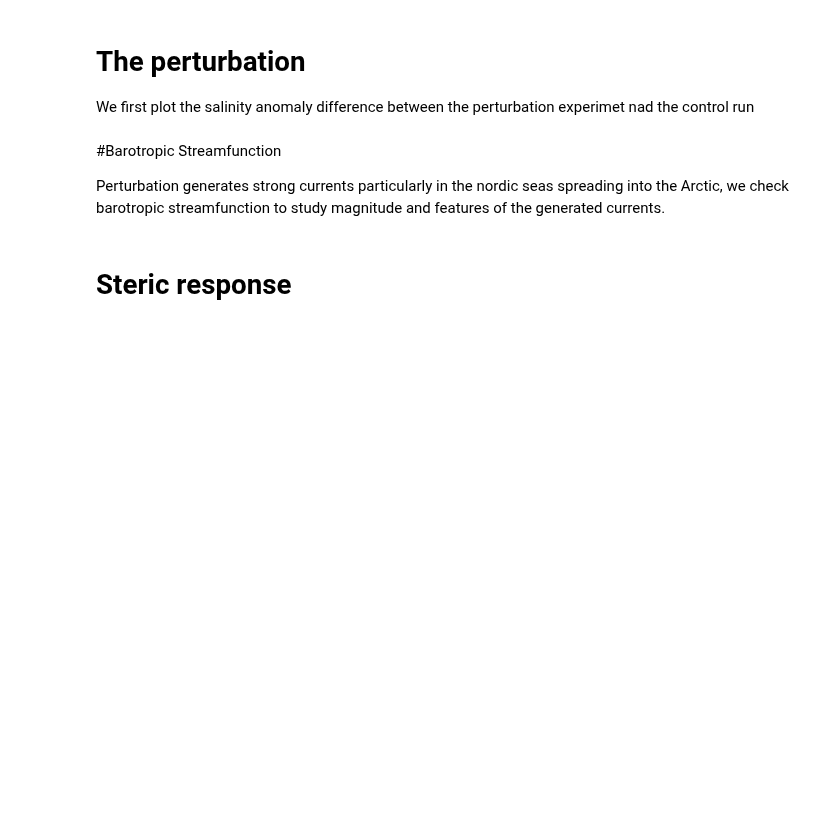
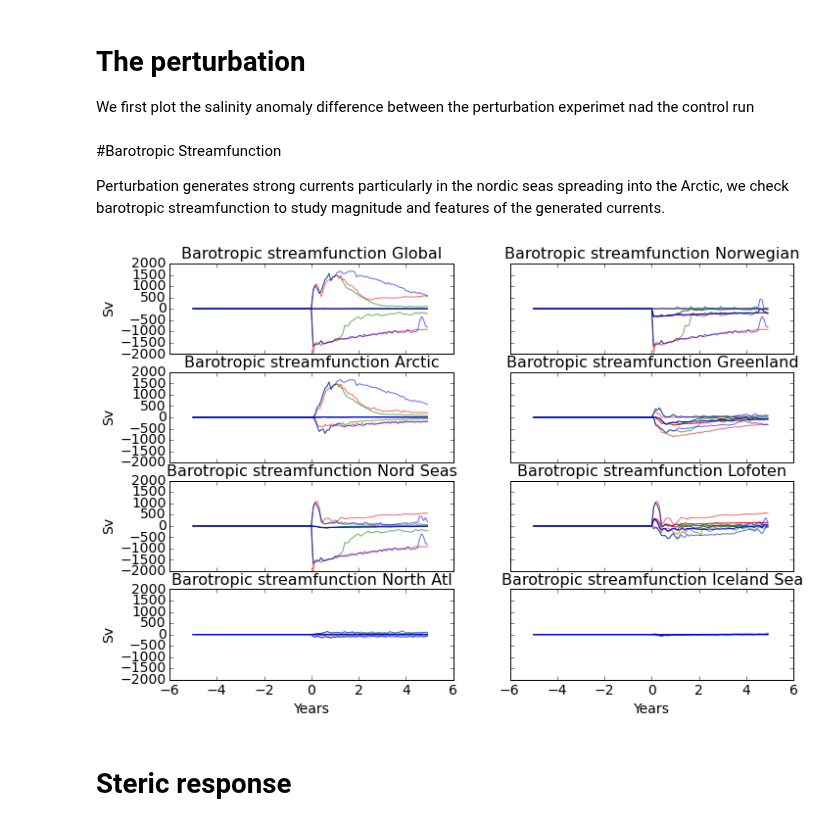
Before and after one commit to AlessandroMozzato/notebooks, a Jupyter notebook: Perturbation-comparison.ipynb, the cells around one changed output. Saved outputs shown, nothing was run; the diff lists cells and outputs as text; code cells hidden in the pictures; blank space fills up the shorter version.

```diff
--- a/Perturbation-comparison.ipynb
+++ b/Perturbation-comparison.ipynb
@@ -253,8 +274,9 @@ def reg_titles():
     return region_titles
 # %%
 pert_dic = {"pert_18" : {"const" : pert_const_18, "bench" : pert_bench_18} ,\
-            "pert_36" : {"const" : pert_const_36, "bench" : pert_bench_36},}\
-            #"pert_fw_18" : {"const" : pert_fw_18, "bench" : pert_bench_18} }
+            "pert_36" : {"const" : pert_const_36, "bench" : pert_bench_36}, \
+            "pert_1y_18" : {"const" : pert_1y_18, "bench" : pert_bench_18} }
+pert_col = {"pert_18" : 'blue' , 'pert_36' : 'red', 'pert_1y_18' : 'green'}
 # %%
 # Plot sea surface elevation per regions
 def plot_dynStLayers(dic,row=4,col=2):
@@ -264,37 +286,37 @@ def plot_dynStLayers(dic,row=4,col=2):
         data_pert = dic[el]["const"] ; data_diff = dic[el]["bench"]
         grid = grid_read(data_pert.res)
         mask1,mask2,mask3,mask4,mask5,mask6,mask7,mask8 = region_mask(data_pert.res)
         mask0 = np.ones_like(mask1)
         areamasks = {0:mask0 , 1 : mask1 , 2 : mask2 , 3 : mask3, \
                     4 : mask4, 5 : mask5, 6 : mask6, 7: mask7, 8 : mask8}
         region_titles = reg_titles()
         ax_ind = 0
         alphavar = {'mean':1,'max':0.6,'min':0.6}
-        colvar = {'mean':'black','max':'red','min':'blue'}
-        ls_dic = { 36 : '-' , 18 : '--' , 9 : '..' }
         for reg in [0,4,1,5,2,6,3,7]:
             maskcalc = np.tile(areamasks[reg][0,:,:],(data_pert.data['Eta'].shape[0],1,1))
             data = np.array(data_pert.psi[:,:,0:data_pert.psi.shape[2]-1])
             data1 = np.array(data_diff.psi)[0:data.shape[0],:,0:data_pert.psi.shape[2]-1]
             datam = (data - data1)*maskcalc
             datadic = {'mean' : np.nanmean(np.nanmean(datam[:,:,:],axis=2),axis=1) ,
                        'max'  : np.nanmax(np.nanmax(datam[:,:,:],axis=2),axis=1) ,
                        'min'  : np.nanmin(np.nanmin(datam[:,:,:],axis=2),axis=1) }
             for var in ['mean','max','min']:
-                axes.flat[ax_ind].plot(data_pert.years[:]-5,datadic[var][:],color=colvar[var],
-                                      alpha=alphavar[var],linestyle=ls_dic[data_pert.res])
+                axes.flat[ax_ind].plot(data_pert.years[:]-5,datadic[var][:],color=pert_col[el],
+                                      alpha=alphavar[var])
                 axes.flat[ax_ind].set_title('Barotropic streamfunction '+region_titles[reg],fontsize=16)
                 axes.flat[ax_ind].tick_params(axis='both', which='major', labelsize=14)
                 if (ax_ind)%2 == 0:
                     axes.flat[ax_ind].set_ylabel('Sv',fontsize=14)
                 axes.flat[6].set_xlabel('Years',fontsize=14)
                 axes.flat[7].set_xlabel('Years',fontsize=14)
             ax_ind += 1
     fig.subplots_adjust(right=1.6,top=1.6)
 
     fig.savefig('/noc/users/am8e13/Figures/multipert_psi_reg',dpi=dpires, bbox_inches='tight')
 
 plot_dynStLayers(pert_dic)
+# %% [output]
+[figure, added]
 # %% [markdown]
 # Steric response
 # %%
```
Also changed, not shown: parts of 12 cells of this notebook, 1 other file.
